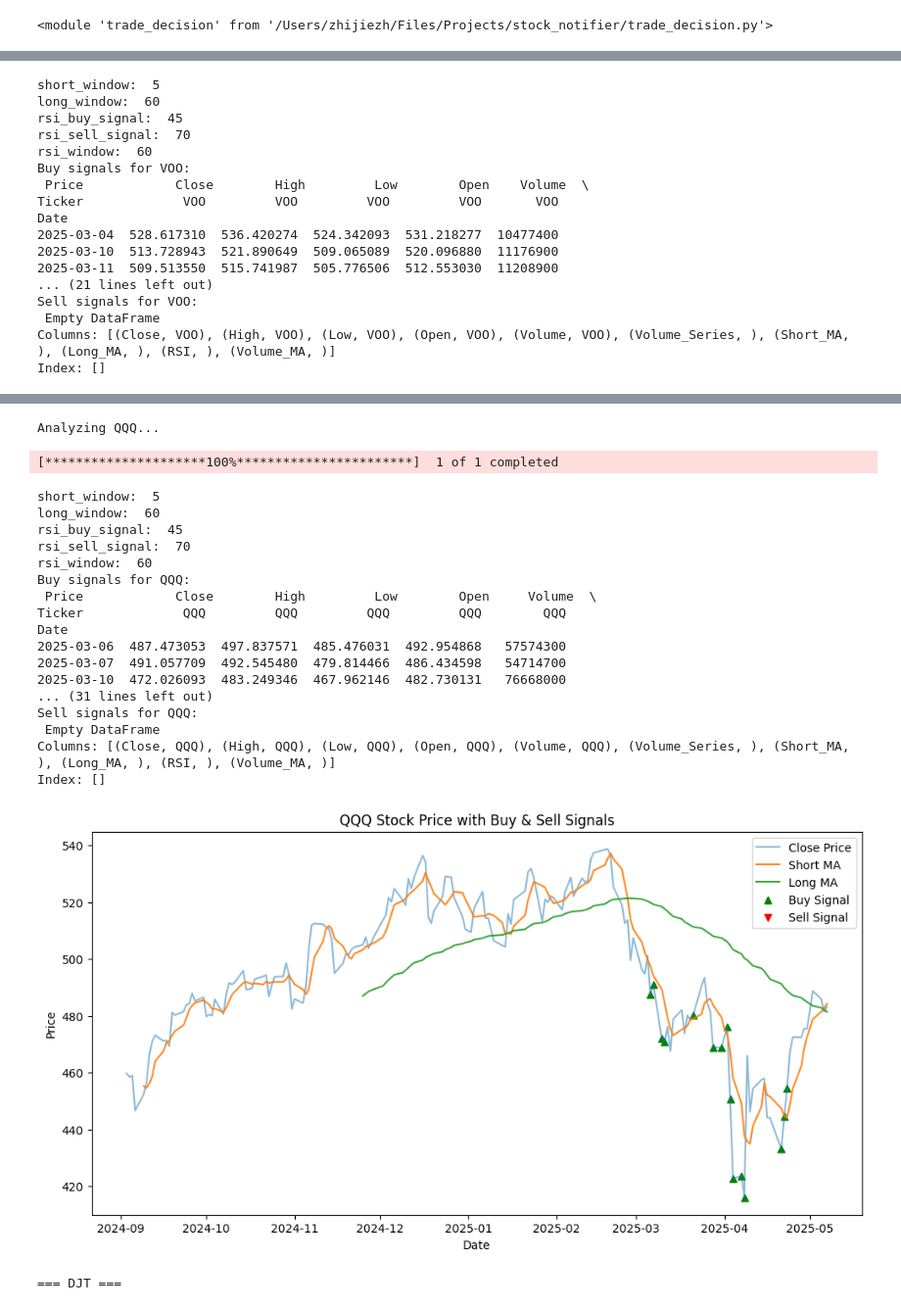
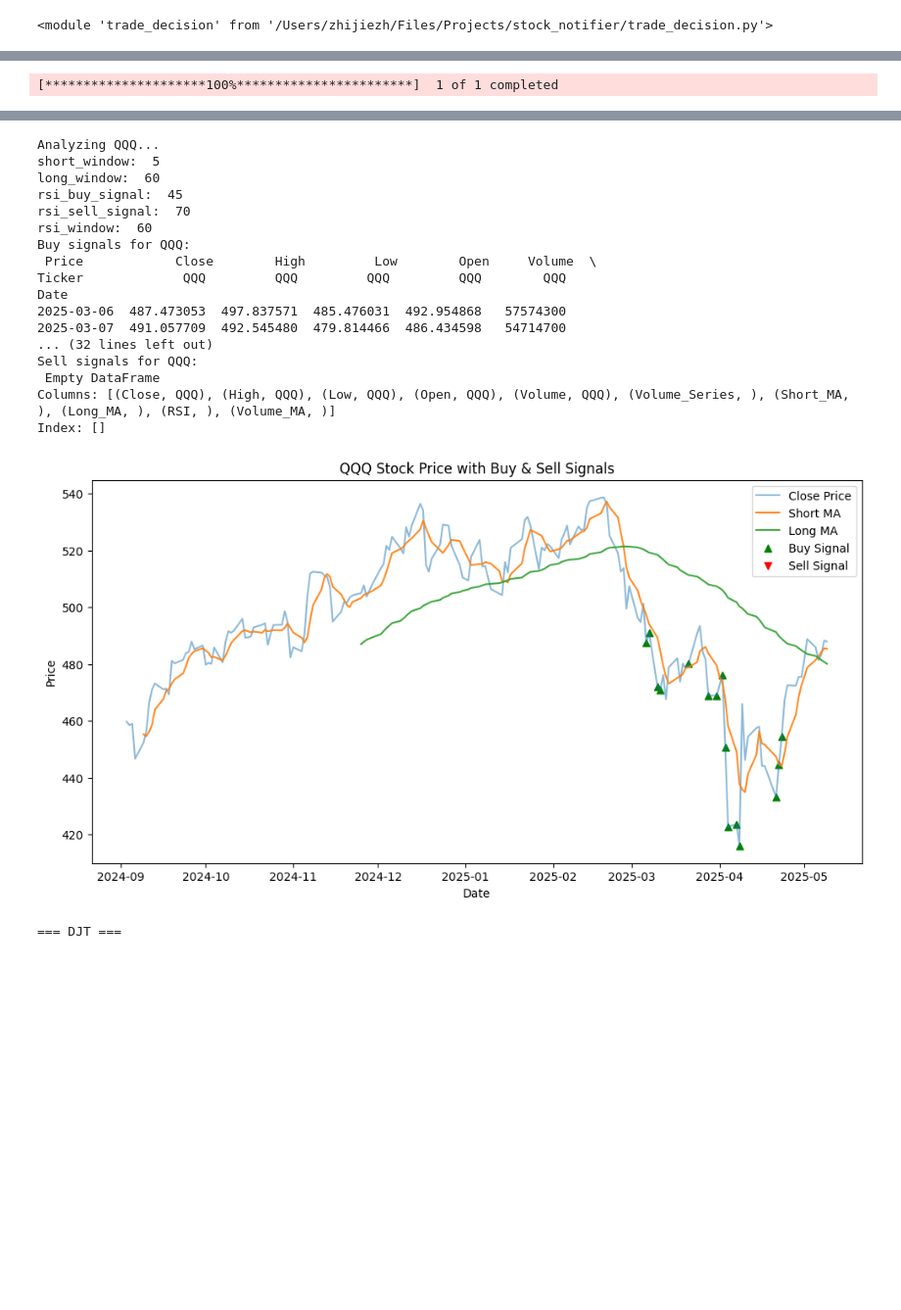
Before and after one commit to zhijiezh/stock-daily-check, a Jupyter notebook: legacy/back_test.ipynb, the cells around one changed output, grey strips where cells are left out. Shown at 98% size. Saved outputs shown, nothing was run; the diff lists cells and outputs as text; code cells hidden in the pictures; blank space fills up the shorter version.

```diff
--- a/back_test.ipynb
+++ b/legacy/back_test.ipynb
@@ -14,11 +14,11 @@ importlib.reload(td)
 # %%
 
 # # Define a list of stock tickers
-tickers = ['VOO','QQQ']
+tickers = ['TSLA','QQQ']
 # tickers = ['BABA','PDD','ARM','BTC-USD', 'ETH-USD','NVDA','SMCI','AMC','META','SAVE','LLY', 'BAC','SHOP']
 # tickers = ['DJT', 'GOOG', 'AAPL', 'NVDA', 'BTC-USD','PDD','AMC']
 start_date = '2024-09-01'
-end_date = '2025-05-08'
+end_date = '2025-05-10'
 
 # Monitor each stock
 # Monitor each stock
@@ -48,17 +64 @@ YF.download() has changed argument auto_adjust default to True
-short_window:  5
-long_window:  60
-rsi_buy_signal:  45
-rsi_sell_signal:  70
-rsi_window:  60
-Buy signals for VOO:
- Price            Close        High         Low        Open    Volume  \
-Ticker             VOO         VOO         VOO         VOO       VOO
-Date
-2025-03-04  528.617310  536.420274  524.342093  531.218277  10477400
-2025-03-10  513.728943  521.890649  509.065089  520.096880  11176900
-2025-03-11  509.513550  515.741987  505.776506  512.553030  11208900
-... (21 lines left out)
-Sell signals for VOO:
- Empty DataFrame
-Columns: [(Close, VOO), (High, VOO), (Low, VOO), (Open, VOO), (Volume, VOO), (Volume_Series, ), (Short_MA, ), (Long_MA, ), (RSI, ), (Volume_MA, )]
-Index: []
+[*********************100%***********************]  1 of 1 completed
@@ -66,23 +65,21 @@ Index: []
 Analyzing QQQ...
+short_window:  5
+long_window:  60
+rsi_buy_signal:  45
+rsi_sell_signal:  70
+rsi_window:  60
+Buy signals for QQQ:
+ Price            Close        High         Low        Open     Volume  \
+Ticker             QQQ         QQQ         QQQ         QQQ        QQQ
+Date
+2025-03-06  487.473053  497.837571  485.476031  492.954868   57574300
+2025-03-07  491.057709  492.545480  479.814466  486.434598   54714700
+... (32 lines left out)
+Sell signals for QQQ:
+ Empty DataFrame
+Columns: [(Close, QQQ), (High, QQQ), (Low, QQQ), (Open, QQQ), (Volume, QQQ), (Volume_Series, ), (Short_MA, ), (Long_MA, ), (RSI, ), (Volume_MA, )]
+Index: []
-[*********************100%***********************]  1 of 1 completed
-short_window:  5
-long_window:  60
-rsi_buy_signal:  45
-rsi_sell_signal:  70
-rsi_window:  60
-Buy signals for QQQ:
- Price            Close        High         Low        Open     Volume  \
-Ticker             QQQ         QQQ         QQQ         QQQ        QQQ
-Date
-2025-03-06  487.473053  497.837571  485.476031  492.954868   57574300
-2025-03-07  491.057709  492.545480  479.814466  486.434598   54714700
-2025-03-10  472.026093  483.249346  467.962146  482.730131   76668000
-... (31 lines left out)
-Sell signals for QQQ:
- Empty DataFrame
-Columns: [(Close, QQQ), (High, QQQ), (Low, QQQ), (Open, QQQ), (Volume, QQQ), (Volume_Series, ), (Short_MA, ), (Long_MA, ), (RSI, ), (Volume_MA, )]
-Index: []
-[figure, old version]
+[figure, new version]
 # %%
 import trade_decision_david as tdd
 # %%
```
Also changed, not shown: parts of 1 cell of this notebook, 24 other files.
